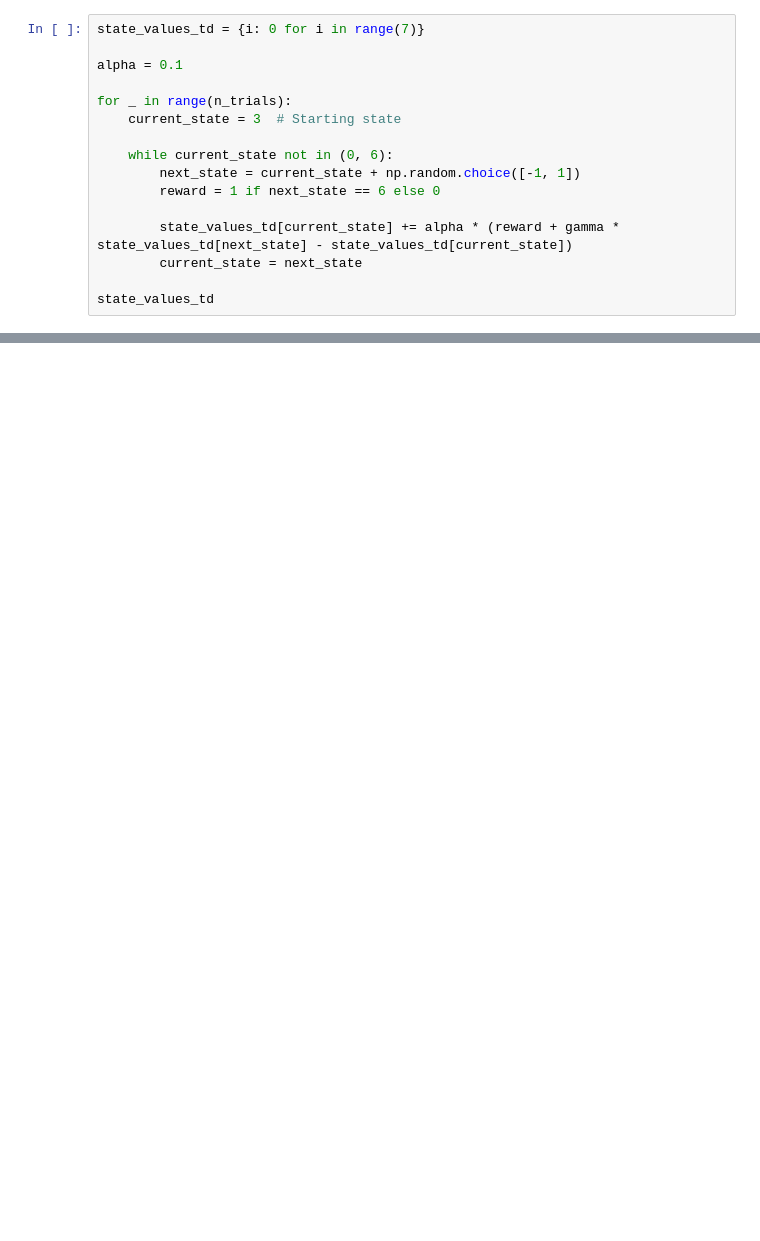
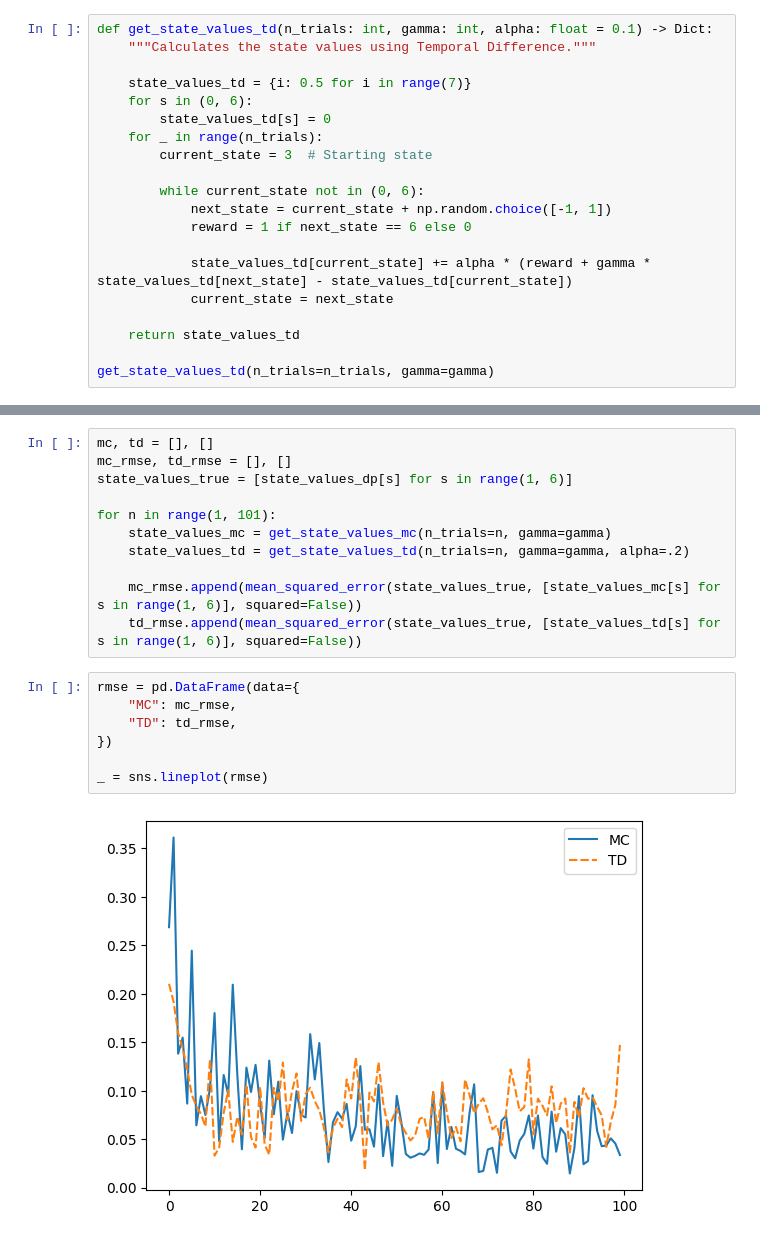
Before and after one commit to changyaochen/changyaochen.github.io, a Jupyter notebook: assets/notebooks/RL_DP_MC_TD_example.ipynb, the cells around one changed output, grey strips where cells are left out. Saved outputs shown, nothing was run; the diff lists cells and outputs as text; blank space fills up the shorter version.

```diff
--- a/assets/notebooks/RL_DP_MC_TD_example.ipynb
+++ b/assets/notebooks/RL_DP_MC_TD_example.ipynb
@@ -99,18 +133,22 @@ state_values_mc
 # %%
-state_values_td = {i: 0 for i in range(7)}
+def get_state_values_td(n_trials: int, gamma: int, alpha: float = 0.1) -> Dict:
+    """Calculates the state values using Temporal Difference."""
 
-alpha = 0.1
+    state_values_td = {i: 0.5 for i in range(7)}
+    for s in (0, 6):
+        state_values_td[s] = 0
+    for _ in range(n_trials):
+        current_state = 3  # Starting state
 
-for _ in range(n_trials):
-    current_state = 3  # Starting state
+        while current_state not in (0, 6):
+            next_state = current_state + np.random.choice([-1, 1])
+            reward = 1 if next_state == 6 else 0
 
-    while current_state not in (0, 6):
-        next_state = current_state + np.random.choice([-1, 1])
-        reward = 1 if next_state == 6 else 0
+            state_values_td[current_state] += alpha * (reward + gamma * state_values_td[next_state] - state_values_td[current_state])
+            current_state = next_state
 
-        state_values_td[current_state] += alpha * (reward + gamma * state_values_td[next_state] - state_values_td[current_state])
-        current_state = next_state
+    return state_values_td
 
-state_values_td
+get_state_values_td(n_trials=n_trials, gamma=gamma)
 # %% [output]
 {0: 0,
@@ -122 +160,21 @@ state_values_td
  6: 0}
+# %%
+mc, td = [], []
+mc_rmse, td_rmse = [], []
+state_values_true = [state_values_dp[s] for s in range(1, 6)]
+
+for n in range(1, 101):
+    state_values_mc = get_state_values_mc(n_trials=n, gamma=gamma)
+    state_values_td = get_state_values_td(n_trials=n, gamma=gamma, alpha=.2)
+
+    mc_rmse.append(mean_squared_error(state_values_true, [state_values_mc[s] for s in range(1, 6)], squared=False))
+    td_rmse.append(mean_squared_error(state_values_true, [state_values_td[s] for s in range(1, 6)], squared=False))
+# %%
+rmse = pd.DataFrame(data={
+    "MC": mc_rmse,
+    "TD": td_rmse,
+})
+
+_ = sns.lineplot(rmse)
+# %% [output]
+[figure, added]
```
Also changed, not shown: parts of 8 cells of this notebook, 1 other file.
